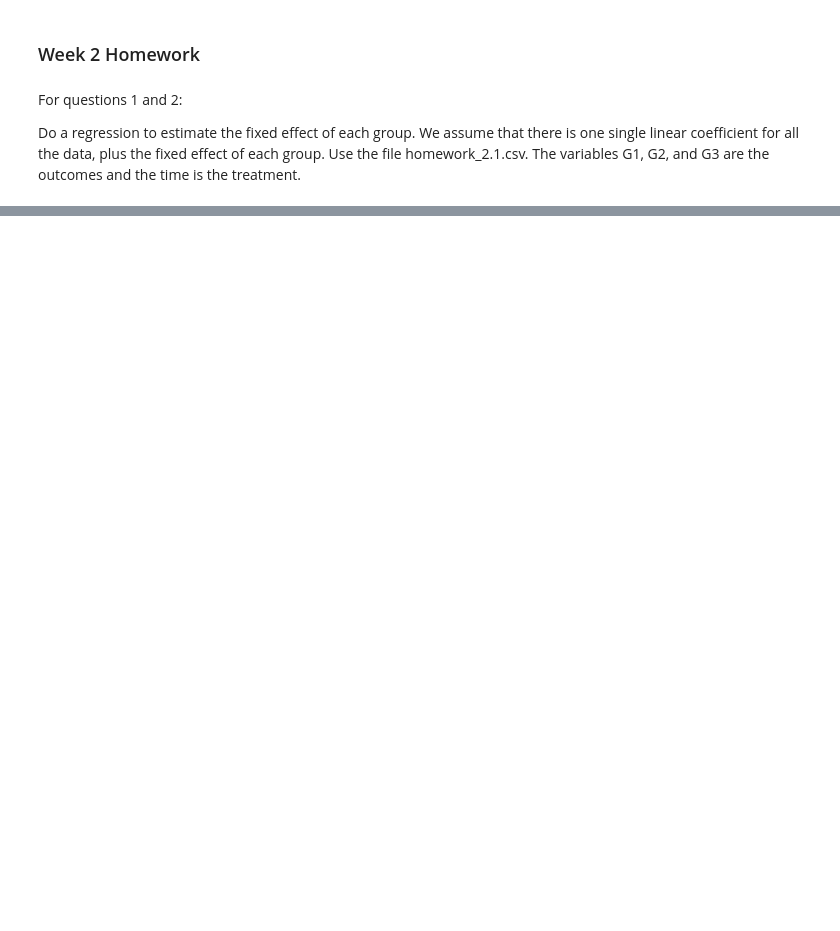
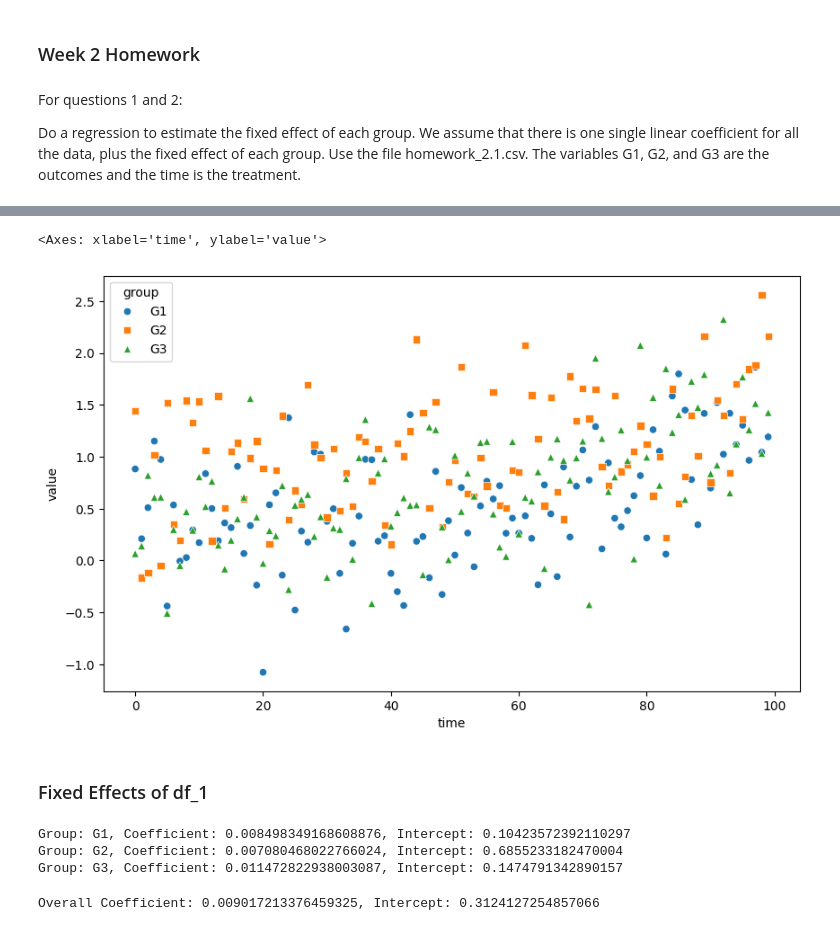
Before and after one commit to jtvon/2025-summer-mod-6, a Jupyter notebook: notebooks/Homework_2_notebook.ipynb, the cells around one changed output, grey strips where cells are left out. Drawn from its saved outputs; the diff is of its cells as text; code cells hidden in the pictures; blank space fills up the shorter version.

```diff
--- a/notebooks/Homework_2_notebook.ipynb
+++ b/notebooks/Homework_2_notebook.ipynb
@@ -54,0 +39,10 @@ import seaborn as sns
+# %%
+# create a new dataframe that stacks all the group values into a single column
+df_1_2 = pd.DataFrame(columns=['time', 'value', 'group'])
+for col in df_1.columns:
+    if col.startswith('G'):
+        temp_df = df_1[['time', col]].rename(columns={col: 'value'})
+        temp_df['group'] = col
+        df_1_2 = pd.concat([df_1_2, temp_df], ignore_index=True)
+
+df_1_2
@@ -54,0 +63,9 @@ import seaborn as sns
+# %%
+# plot the data
+plt.figure(figsize=(10,6))
+sns.scatterplot(data=df_1_2, x='time', y='value', hue='group', style='group', markers=['o', 's', '^'])
+# %% [output]
+<Axes: xlabel='time', ylabel='value'>
+[figure, added]
+# %% [markdown]
+### Fixed Effects of df_1
@@ -54,0 +74,21 @@ import seaborn as sns
+# %%
+for item in df_1_2['group'].unique():
+    lm = LinearRegression()
+    lm.fit(np.asarray(df_1_2[df_1_2['group'] == item]['time']).reshape(-1,1),
+           df_1_2[df_1_2['group'] == item]['value'])
+    print(f"Group: {item}, Coefficient: {lm.coef_[0]}, Intercept: {lm.intercept_}")
+# %% [output]
+Group: G1, Coefficient: 0.008498349168608876, Intercept: 0.10423572392110297
+Group: G2, Coefficient: 0.007080468022766024, Intercept: 0.6855233182470004
+Group: G3, Coefficient: 0.011472822938003087, Intercept: 0.1474791342890157
+# %%
+# Train a linear model on the entire dataset
+X = np.asarray(df_1_2['time']).reshape(-1,1)
+Y = np.asarray(df_1_2['value'])
+
+lm2 = LinearRegression()
+lm2.fit(X,Y)
+
+print(f"Overall Coefficient: {lm2.coef_[0]}, Intercept: {lm2.intercept_}")
+# %% [output]
+Overall Coefficient: 0.009017213376459325, Intercept: 0.3124127254857066
```
Also changed, not shown: parts of 12 cells of this notebook, 1 other file.
